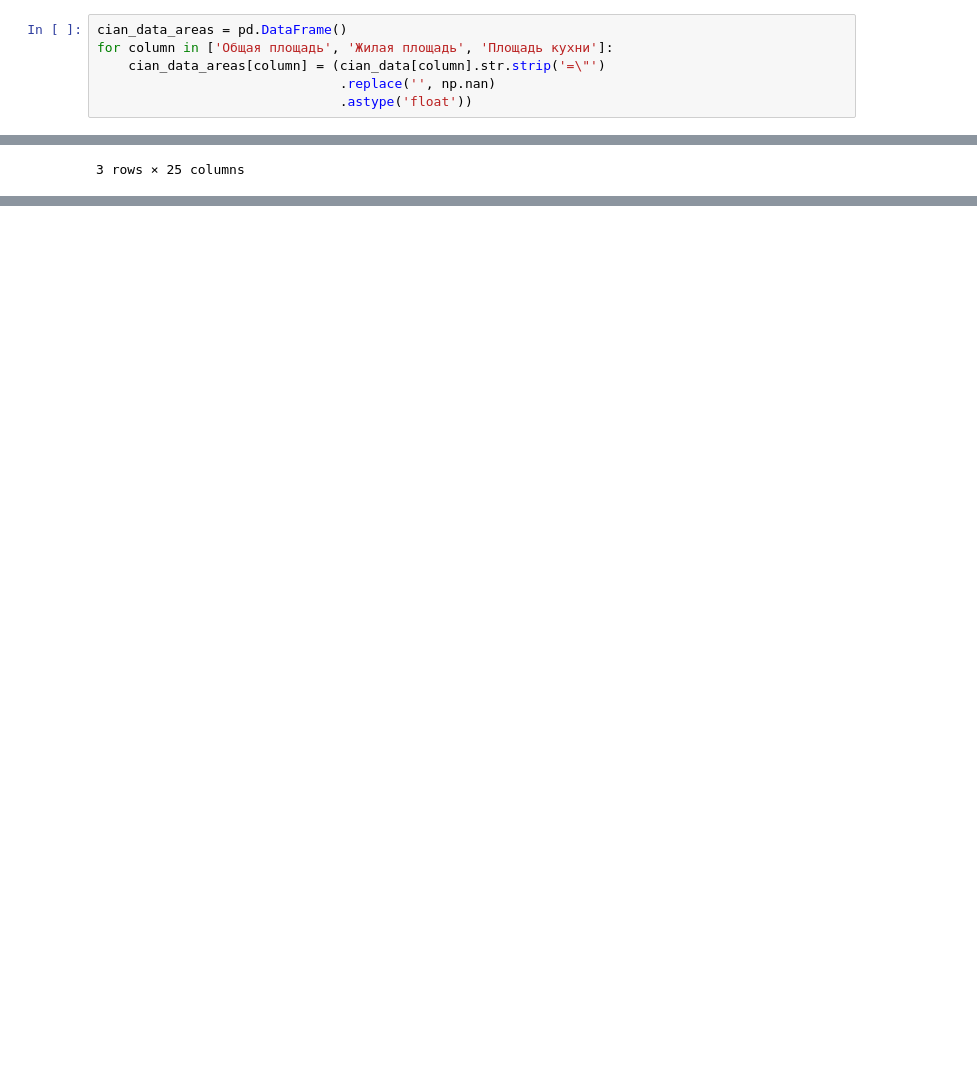
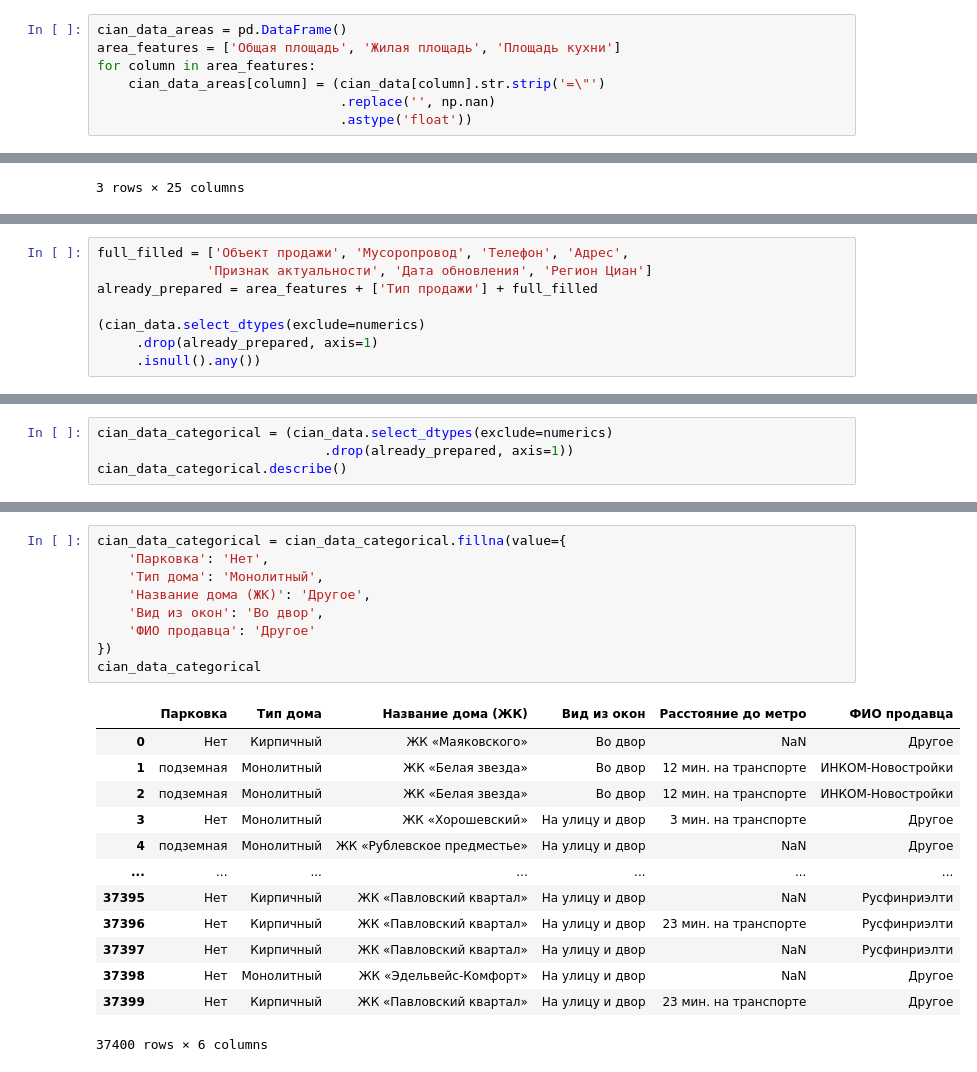
Before and after one commit to aleksanp/cian_prices, a Jupyter notebook: Untitled.ipynb, the cells around one changed output, grey strips where cells are left out. Cells and saved outputs as stored; diff of their text form; blank space fills up the shorter version.

```diff
--- a/Untitled.ipynb
+++ b/Untitled.ipynb
@@ -315,7 +335,8 @@ cian_data['Общая площадь'].str.strip('=\"').astype('float')
 Name: Общая площадь, Length: 37400, dtype: float64
 # %%
 cian_data_areas = pd.DataFrame()
-for column in ['Общая площадь', 'Жилая площадь', 'Площадь кухни']:
+area_features = ['Общая площадь', 'Жилая площадь', 'Площадь кухни']
+for column in area_features:
     cian_data_areas[column] = (cian_data[column].str.strip('=\"')
                                .replace('', np.nan)
                                .astype('float'))
@@ -454,0 +521,8 @@ cian_data.fillna(value={
+# %%
+full_filled = ['Объект продажи', 'Мусоропровод', 'Телефон', 'Адрес',
+              'Признак актуальности', 'Дата обновления', 'Регион Циан']
+already_prepared = area_features + ['Тип продажи'] + full_filled
+
+(cian_data.select_dtypes(exclude=numerics)
+     .drop(already_prepared, axis=1)
+     .isnull().any())
@@ -454,0 +537,4 @@ cian_data.fillna(value={
+# %%
+cian_data_categorical = (cian_data.select_dtypes(exclude=numerics)
+                             .drop(already_prepared, axis=1))
+cian_data_categorical.describe()
@@ -454,0 +558,23 @@ cian_data.fillna(value={
+# %%
+cian_data_categorical = cian_data_categorical.fillna(value={
+    'Парковка': 'Нет',
+    'Тип дома': 'Монолитный',
+    'Название дома (ЖК)': 'Другое',
+    'Вид из окон': 'Во двор',
+    'ФИО продавца': 'Другое'
+})
+cian_data_categorical
+# %% [output]
+|  | Парковка | Тип дома | Название дома (ЖК) | Вид из окон | Расстояние до метро | ФИО продавца |
+| 0 | Нет | Кирпичный | ЖК «Маяковского» | Во двор | NaN | Другое |
+| 1 | подземная | Монолитный | ЖК «Белая звезда» | Во двор | 12 мин. на транспорте | ИНКОМ-Новостройки |
+| 2 | подземная | Монолитный | ЖК «Белая звезда» | Во двор | 12 мин. на транспорте | ИНКОМ-Новостройки |
+| 3 | Нет | Монолитный | ЖК «Хорошевский» | На улицу и двор | 3 мин. на транспорте | Другое |
+| 4 | подземная | Монолитный | ЖК «Рублевское предместье» | На улицу и двор | NaN | Другое |
+| ... | ... | ... | ... | ... | ... | ... |
+| 37395 | Нет | Кирпичный | ЖК «Павловский квартал» | На улицу и двор | NaN | Русфинриэлти |
+| 37396 | Нет | Кирпичный | ЖК «Павловский квартал» | На улицу и двор | 23 мин. на транспорте | Русфинриэлти |
+| 37397 | Нет | Кирпичный | ЖК «Павловский квартал» | На улицу и двор | NaN | Русфинриэлти |
+| 37398 | Нет | Монолитный | ЖК «Эдельвейс-Комфорт» | На улицу и двор | NaN | Другое |
+| 37399 | Нет | Кирпичный | ЖК «Павловский квартал» | На улицу и двор | 23 мин. на транспорте | Другое |
+37400 rows × 6 columns
```
Also changed, not shown: parts of 18 cells of this notebook.
